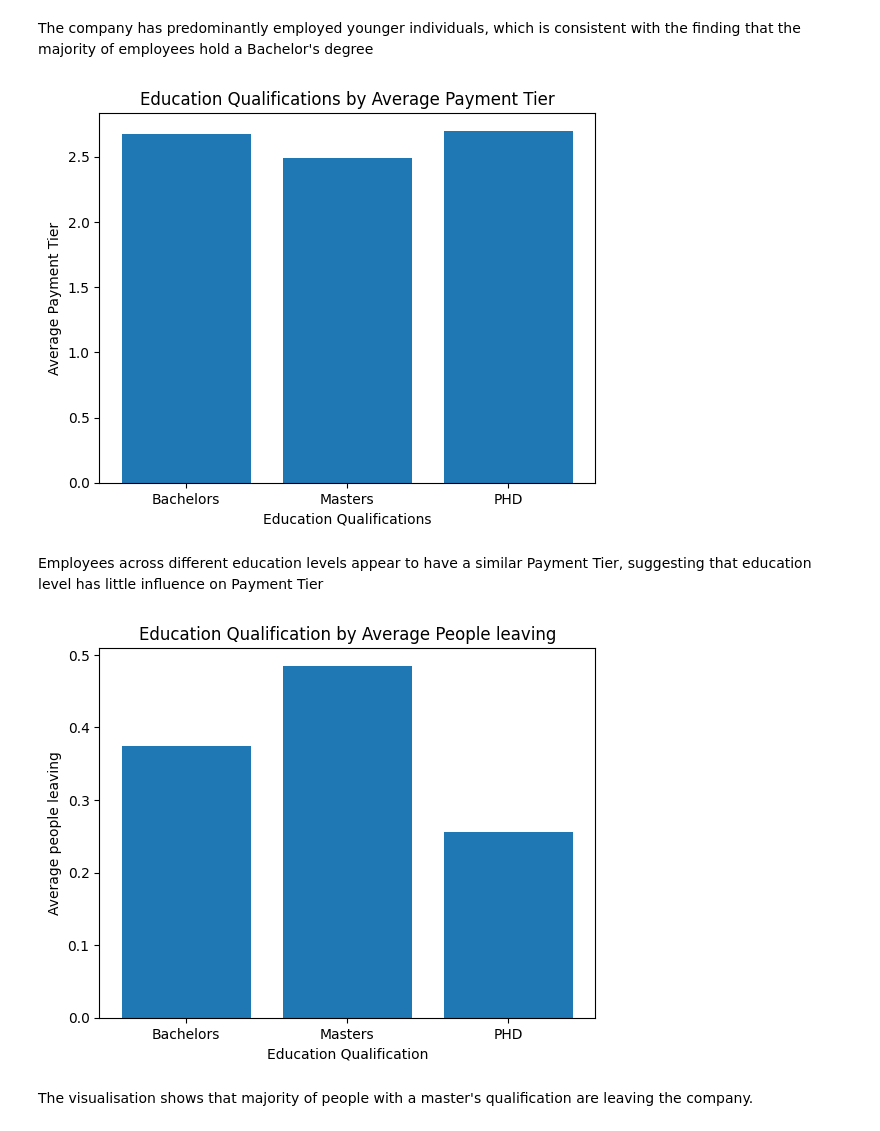
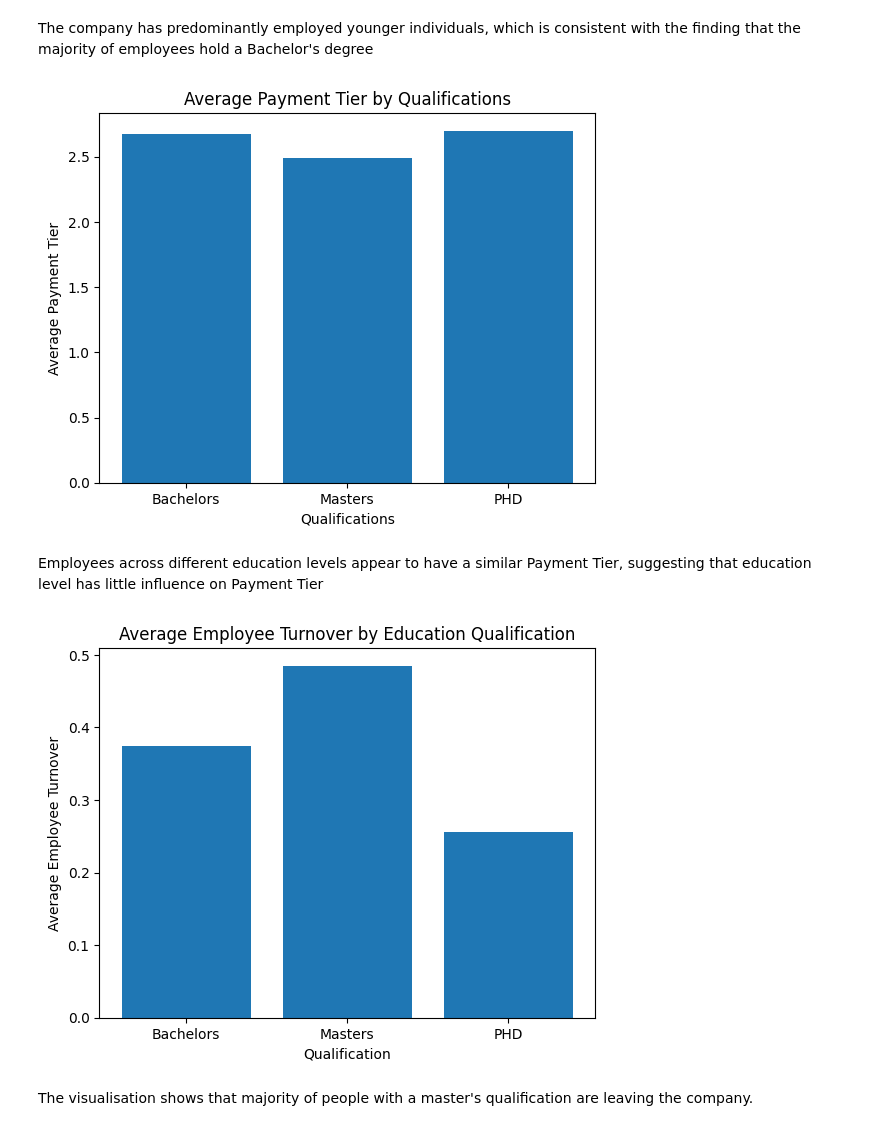
Before and after one commit to asonwabekhumalo/Employee-Data-Cleaning, a Jupyter notebook: employee_data_cleaning.ipynb, the cells around one changed output. Cells and saved outputs as stored; diff of their text form; code cells hidden in the pictures.

```diff
--- a/employee_data_cleaning.ipynb
+++ b/employee_data_cleaning.ipynb
@@ -165,31 +195,31 @@ ax.bar(
     average_pay.values,
 )
 
-ax.set_xlabel("Education Qualifications")
+ax.set_xlabel("Qualifications")
 ax.set_ylabel("Average Payment Tier")
-ax.set_title("Education Qualifications by Average Payment Tier")
+ax.set_title("Average Payment Tier by Qualifications")
 
 plt.show()
 # %% [output]
-[figure, old version]
+[figure, new version]
 # %% [markdown]
 Employees across different education levels appear to have a similar Payment Tier, suggesting that education level has little influence on Payment Tier
 # %%
 fig, ax = plt.subplots()
 leaving_peop = df_clean.groupby("Education")["LeaveOrNot"].mean()
 
 ax.bar(
     leaving_peop.index,
     leaving_peop.values,
 )
 
-ax.set_xlabel("Education Qualification")
-ax.set_ylabel("Average people leaving")
-ax.set_title("Education Qualification by Average People leaving")
+ax.set_xlabel("Qualification")
+ax.set_ylabel("Average Employee Turnover")
+ax.set_title("Average Employee Turnover by Education Qualification")
 
 plt.show()
 # %% [output]
-[figure, old version]
+[figure, new version]
 # %% [markdown]
 The visualisation shows that majority of people with a master's qualification are leaving the company.
 # %% [markdown]
```
Also changed, not shown: parts of 15 cells of this notebook.
